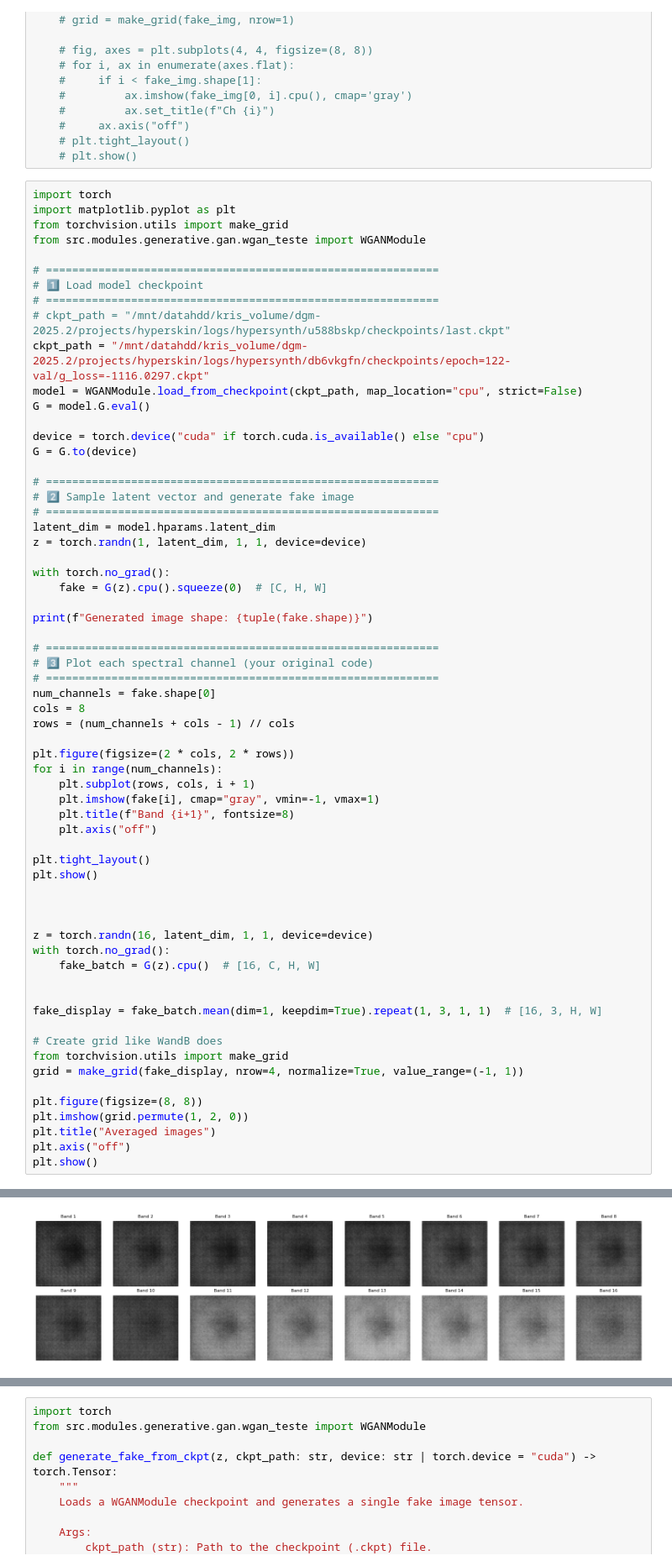
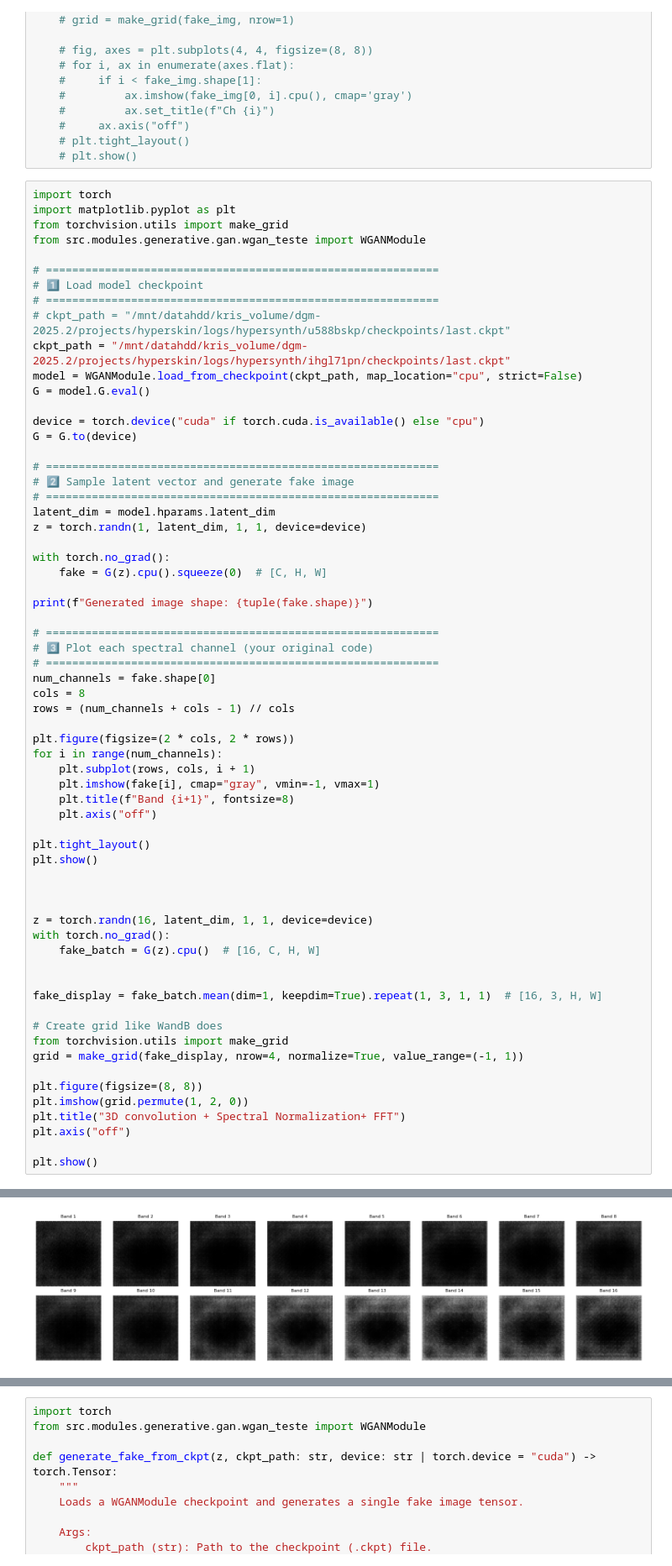
Before and after one commit to krisandre7/dgm-2025.2, a Jupyter notebook: projects/hyperskin/src/testing_dataset.ipynb, the cells around one changed output, grey strips where cells are left out. Shown at 84% size. Cells and saved outputs as stored; diff of their text form.

```diff
--- a/projects/hyperskin/src/testing_dataset.ipynb
+++ b/projects/hyperskin/src/testing_dataset.ipynb
@@ -469,7 +469,7 @@ from src.modules.generative.gan.wgan_teste import WGANModule
 # 1️⃣ Load model checkpoint
 # ============================================================
 # ckpt_path = "/mnt/datahdd/kris_volume/dgm-2025.2/projects/hyperskin/logs/hypersynth/u588bskp/checkpoints/last.ckpt"
-ckpt_path = "/mnt/datahdd/kris_volume/dgm-2025.2/projects/hyperskin/logs/hypersynth/db6vkgfn/checkpoints/epoch=122-val/g_loss=-1116.0297.ckpt"
+ckpt_path = "/mnt/datahdd/kris_volume/dgm-2025.2/projects/hyperskin/logs/hypersynth/ihgl71pn/checkpoints/last.ckpt"
 model = WGANModule.load_from_checkpoint(ckpt_path, map_location="cpu", strict=False)
 G = model.G.eval()
 
@@ -496,32 +496,33 @@ rows = (num_channels + cols - 1) // cols
 
 plt.figure(figsize=(2 * cols, 2 * rows))
 for i in range(num_channels):
     plt.subplot(rows, cols, i + 1)
     plt.imshow(fake[i], cmap="gray", vmin=-1, vmax=1)
     plt.title(f"Band {i+1}", fontsize=8)
     plt.axis("off")
 
 plt.tight_layout()
 plt.show()
 
 
 
 z = torch.randn(16, latent_dim, 1, 1, device=device)
 with torch.no_grad():
     fake_batch = G(z).cpu()  # [16, C, H, W]
 
 
 fake_display = fake_batch.mean(dim=1, keepdim=True).repeat(1, 3, 1, 1)  # [16, 3, H, W]
 
 # Create grid like WandB does
 from torchvision.utils import make_grid
 grid = make_grid(fake_display, nrow=4, normalize=True, value_range=(-1, 1))
 
 plt.figure(figsize=(8, 8))
 plt.imshow(grid.permute(1, 2, 0))
-plt.title("Averaged images")
+plt.title("3D convolution + Spectral Normalization+ FFT")
 plt.axis("off")
+
 plt.show()
 # %% [output]
 Generated image shape: (16, 64, 64)
-[figure, old version]
+[figure, new version]
```
Also changed, not shown: parts of 1 cell of this notebook.
